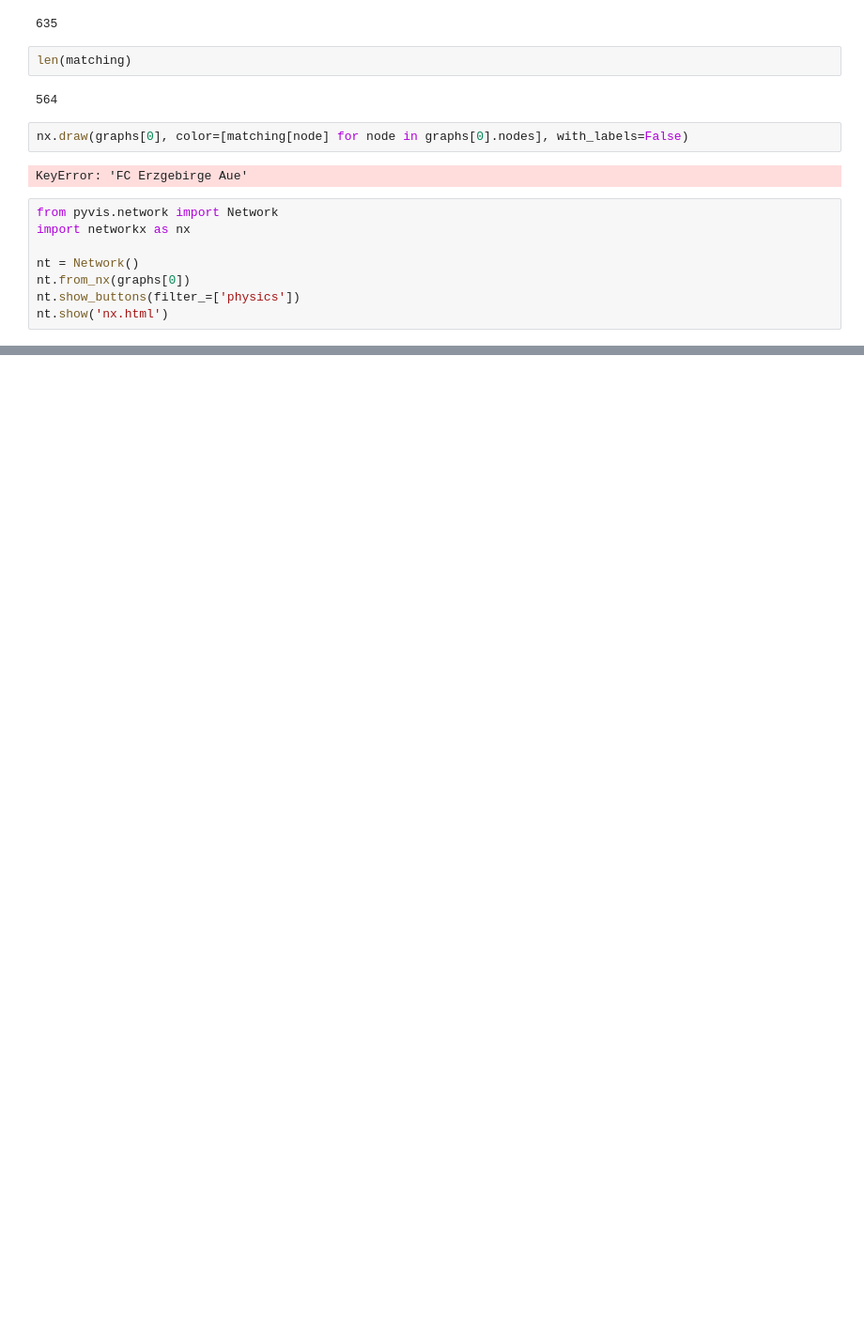
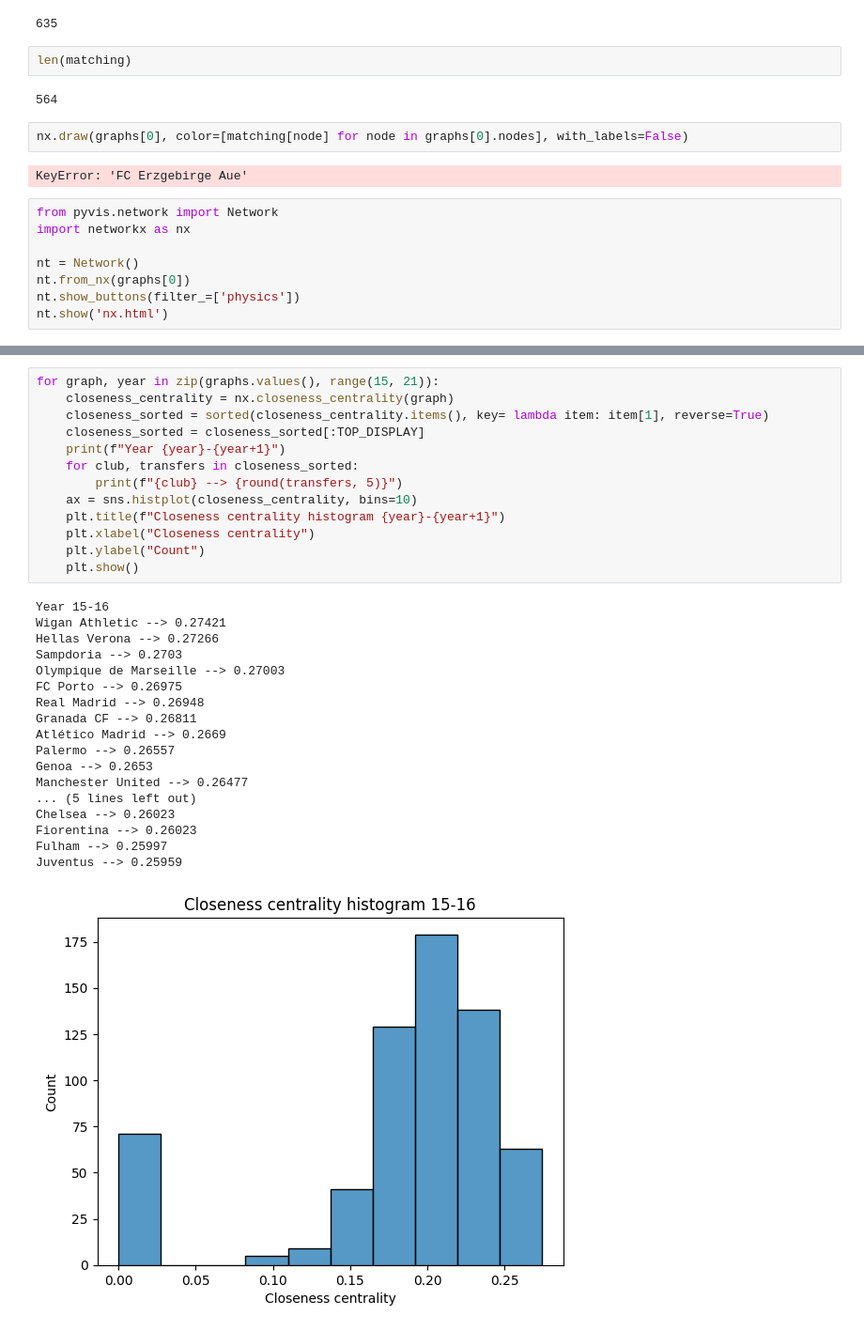
Before and after one commit to chrisgal77/PFPGA, a Jupyter notebook: lab4.ipynb, the cells around one changed output, grey strips where cells are left out. Shown at 94% size. Saved outputs shown, nothing was run; the diff lists cells and outputs as text; blank space fills up the shorter version.

```diff
--- a/lab4.ipynb
+++ b/lab4.ipynb
@@ -128,0 +376,32 @@ nt.show('nx.html')
+# %%
+for graph, year in zip(graphs.values(), range(15, 21)):
+    closeness_centrality = nx.closeness_centrality(graph)
+    closeness_sorted = sorted(closeness_centrality.items(), key= lambda item: item[1], reverse=True)
+    closeness_sorted = closeness_sorted[:TOP_DISPLAY]
+    print(f"Year {year}-{year+1}")
+    for club, transfers in closeness_sorted:
+        print(f"{club} --> {round(transfers, 5)}")
+    ax = sns.histplot(closeness_centrality, bins=10)
+    plt.title(f"Closeness centrality histogram {year}-{year+1}")
+    plt.xlabel("Closeness centrality")
+    plt.ylabel("Count")
+    plt.show()
+# %% [output]
+Year 15-16
+Wigan Athletic --> 0.27421
+Hellas Verona --> 0.27266
+Sampdoria --> 0.2703
+Olympique de Marseille --> 0.27003
+FC Porto --> 0.26975
+Real Madrid --> 0.26948
+Granada CF --> 0.26811
+Atlético Madrid --> 0.2669
+Palermo --> 0.26557
+Genoa --> 0.2653
+Manchester United --> 0.26477
+... (5 lines left out)
+Chelsea --> 0.26023
+Fiorentina --> 0.26023
+Fulham --> 0.25997
+Juventus --> 0.25959
+[figure, added]
```
Also changed, not shown: parts of 10 cells of this notebook.
